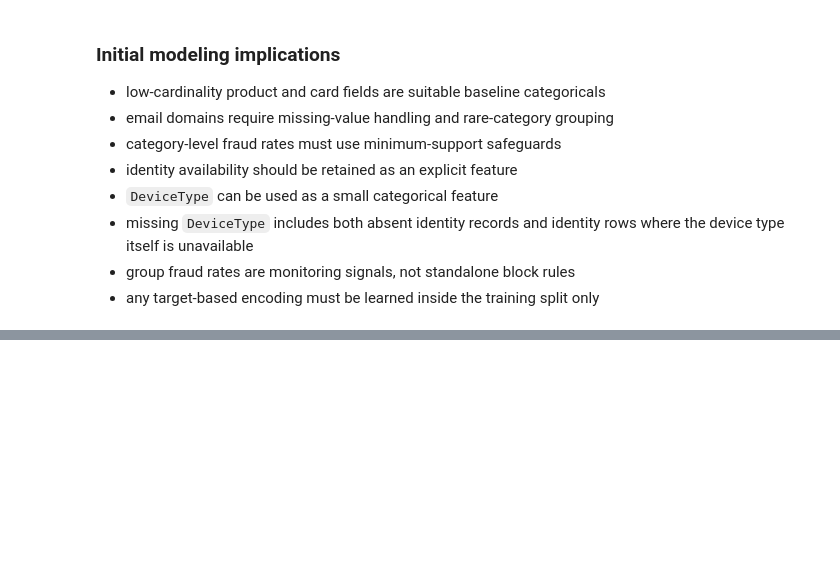
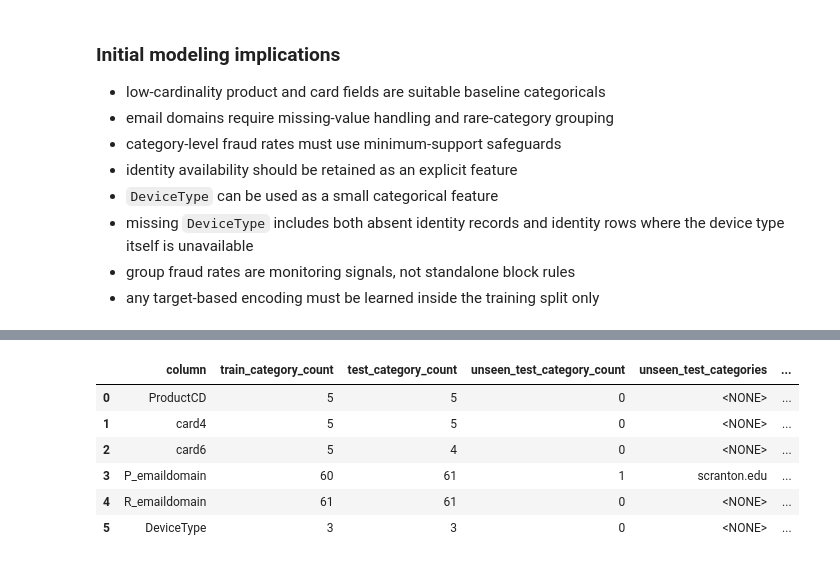
Before and after one commit to kivancfk/riskflow-payguard, a Jupyter notebook: notebooks/01_eda.ipynb, the cells around one changed output, grey strips where cells are left out. Cells and saved outputs as stored; diff of their text form; code cells hidden in the pictures; blank space fills up the shorter version.

Commit message:
feat: validate train test data compatibility

```diff
--- a/notebooks/01_eda.ipynb
+++ b/notebooks/01_eda.ipynb
@@ -1795,0 +2286,98 @@ display(risk_dimension_overview)
+# %%
+def category_set(series: pd.Series) -> set[str]:
+    return set(
+        series
+        .astype("string")
+        .fillna("<MISSING>")
+        .unique()
+        .tolist()
+    )
+
+
+category_comparisons = [
+    (
+        "ProductCD",
+        transaction["ProductCD"],
+        test_transaction_core["ProductCD"],
+    ),
+    (
+        "card4",
+        transaction["card4"],
+        test_transaction_core["card4"],
+    ),
+    (
+        "card6",
+        transaction["card6"],
+        test_transaction_core["card6"],
+    ),
+    (
+        "P_emaildomain",
+        transaction["P_emaildomain"],
+        test_transaction_core["P_emaildomain"],
+    ),
+    (
+        "R_emaildomain",
+        transaction["R_emaildomain"],
+        test_transaction_core["R_emaildomain"],
+    ),
+    (
+        "DeviceType",
+        identity["DeviceType"],
+        test_identity_core["DeviceType"],
+    ),
+]
+
+category_compatibility_records = []
+
+for (
+    column,
+    train_series,
+    test_series,
+) in category_comparisons:
+    train_categories = category_set(train_series)
+    test_categories = category_set(test_series)
+
+    unseen_test_categories = sorted(
+        test_categories - train_categories
+    )
+
+    train_only_categories = sorted(
+        train_categories - test_categories
+    )
+
+    category_compatibility_records.append(
+        {
+            "column": column,
+            "train_category_count": len(
+                train_categories
+            ),
+            "test_category_count": len(
+                test_categories
+            ),
+            "unseen_test_category_count": len(
+                unseen_test_categories
+            ),
+            "unseen_test_categories": (
+                ", ".join(unseen_test_categories)
+                if unseen_test_categories
+                else "<NONE>"
+            ),
+            "train_only_category_count": len(
+                train_only_categories
+            ),
+        }
+    )
+
+category_compatibility = pd.DataFrame(
+    category_compatibility_records
+)
+
+display(category_compatibility)
+# %% [output]
+|  | column | train_category_count | test_category_count | unseen_test_category_count | unseen_test_categories | ... |
+| 0 | ProductCD | 5 | 5 | 0 | <NONE> | ... |
+| 1 | card4 | 5 | 5 | 0 | <NONE> | ... |
+| 2 | card6 | 5 | 4 | 0 | <NONE> | ... |
+| 3 | P_emaildomain | 60 | 61 | 1 | scranton.edu | ... |
+| 4 | R_emaildomain | 61 | 61 | 0 | <NONE> | ... |
+| 5 | DeviceType | 3 | 3 | 0 | <NONE> | ... |
```
Also changed, not shown: parts of 8 cells of this notebook.
